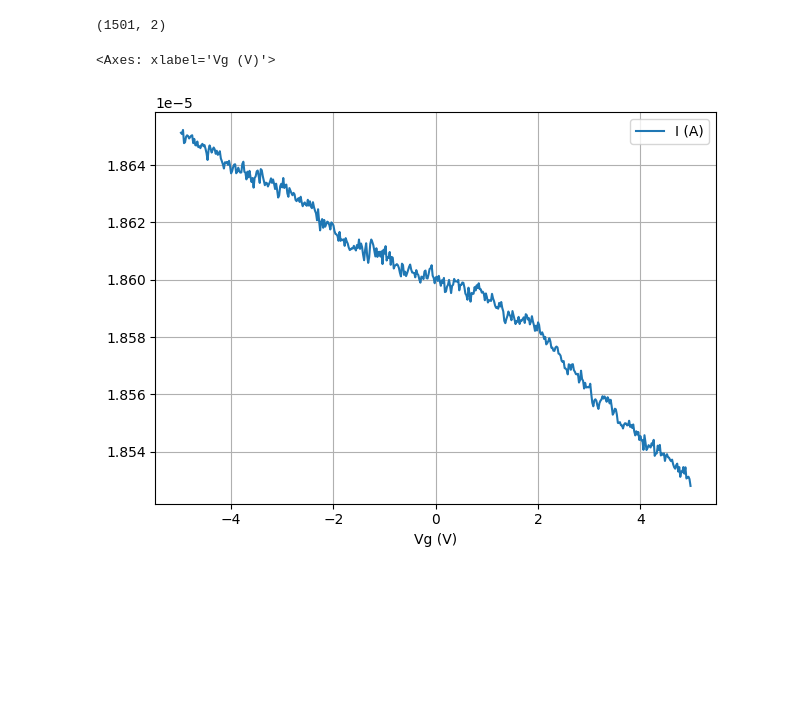
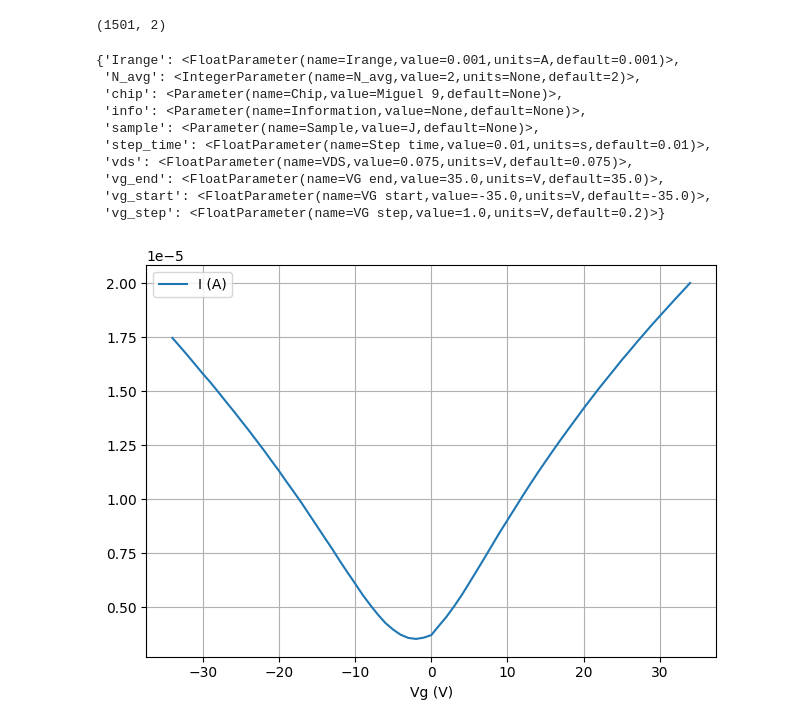
Before and after one commit to nanolab-fcfm/laser_setup, a Jupyter notebook: notebooks/filter_data.ipynb, the cells around one changed output. Saved outputs shown, nothing was run; the diff lists cells and outputs as text; code cells hidden in the pictures; blank space fills up the shorter version.

```diff
--- a/notebooks/filter_data.ipynb
+++ b/notebooks/filter_data.ipynb
@@ -15,10 +12,11 @@ from Scripts.IVg import IVg
 # %%
 # Read all csv files in the data folder and subfolders
 DataDir = Path(config['Filename']['directory'])
-DataDir = Path(r'N:\\Other computers\\Mi portátil\\data')
-data_files = glob.glob(str(DataDir/'**'/'IVg*.csv'), recursive=True)
-results = [Results.load(path, procedure_class=IVg) for path in data_files]
-if not results: raise ValueError('No data files found in ' + DataDir)
+DataDir = Path(r'N:\\Otros ordenadores\\LabComputer1\\data')
+IVg_files = glob.glob(str(DataDir/'**'/'IVg*.csv'), recursive=True)
+It_files = glob.glob(str(DataDir/'**'/'It*.csv'), recursive=True)
+IVg_results = [Results.load(path, procedure_class=IVg) for path in IVg_files]
+It_results = [Results.load(path, procedure_class=It) for path in It_files]
 # %%
 def filter_by_param(results: list[Results], param: str, value):
     """Filter results by a parameter and value.
@@ -46,9 +44,19 @@ filter_by_param(results, 'vds', 0.075)[0]._data.shape
 (1501, 2)
 # %%
 # select main part of the IVg measurement
-res = results[1]
+res = IVg_results[-1]
 Vg_ = res.data[:len(res.data)//2]
 Vg_[np.diff(Vg_['Vg (V)'], prepend=0.) > 0].plot(x='Vg (V)', y='I (A)')
+res.parameters
 # %% [output]
-<Axes: xlabel='Vg (V)'>
+{'Irange': <FloatParameter(name=Irange,value=0.001,units=A,default=0.001)>,
+ 'N_avg': <IntegerParameter(name=N_avg,value=2,units=None,default=2)>,
+ 'chip': <Parameter(name=Chip,value=Miguel 9,default=None)>,
+ 'info': <Parameter(name=Information,value=None,default=None)>,
+ 'sample': <Parameter(name=Sample,value=J,default=None)>,
+ 'step_time': <FloatParameter(name=Step time,value=0.01,units=s,default=0.01)>,
+ 'vds': <FloatParameter(name=VDS,value=0.075,units=V,default=0.075)>,
+ 'vg_end': <FloatParameter(name=VG end,value=35.0,units=V,default=35.0)>,
+ 'vg_start': <FloatParameter(name=VG start,value=-35.0,units=V,default=-35.0)>,
+ 'vg_step': <FloatParameter(name=VG step,value=1.0,units=V,default=0.2)>}
-[figure, old version]
+[figure, new version]
```
Also changed, not shown: parts of 3 cells of this notebook, 2 other files.
